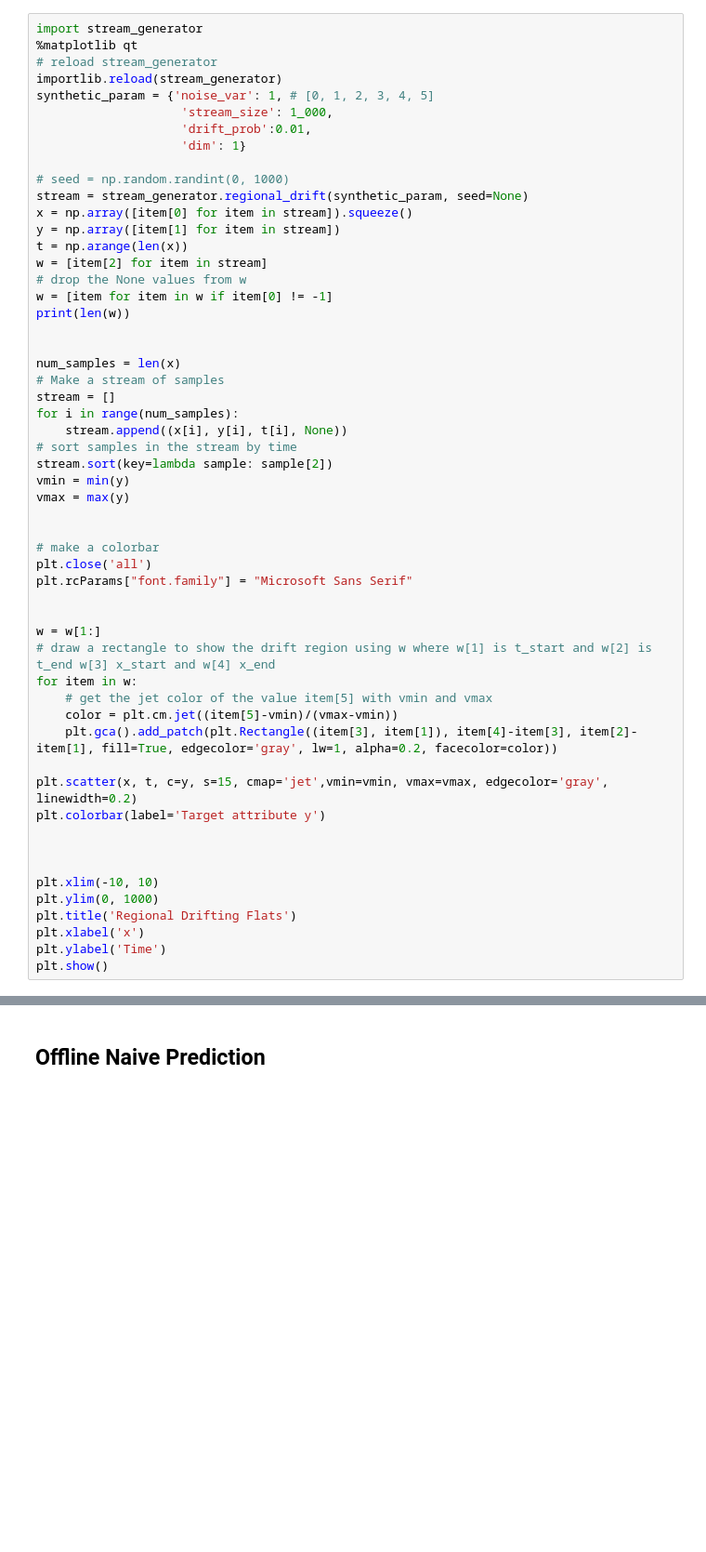
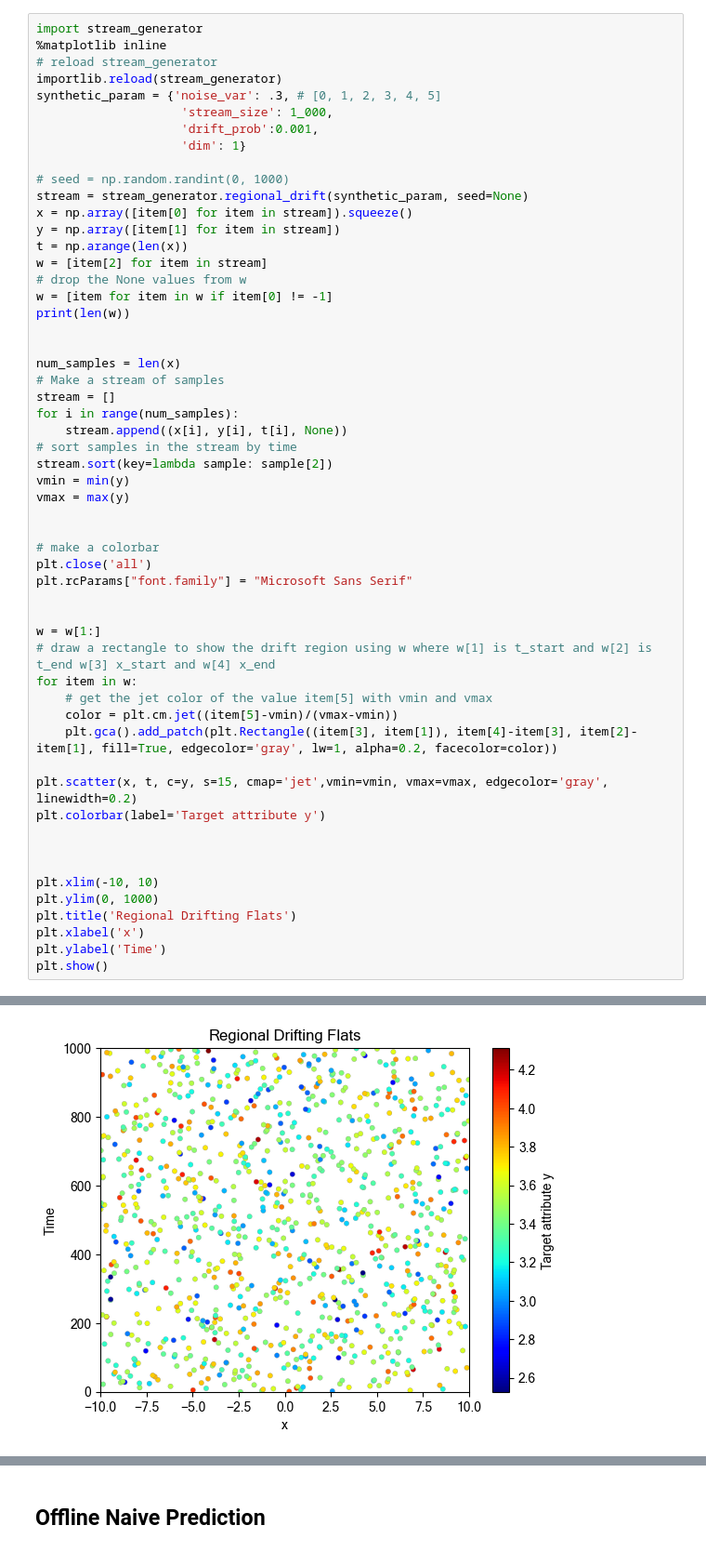
Before and after one commit to hossein-haeri/msmsa, a Jupyter notebook: dth_run.ipynb, the cells around one changed output, grey strips where cells are left out. Shown: that part at 93% size. Cells and saved outputs as stored; diff of their text form; blank space fills up the shorter version.

```diff
--- a/dth_run.ipynb
+++ b/dth_run.ipynb
@@ -156,11 +157,11 @@ plt.show()
 # %%
 import stream_generator
-%matplotlib qt
+%matplotlib inline
 # reload stream_generator
 importlib.reload(stream_generator)
-synthetic_param = {'noise_var': 1, # [0, 1, 2, 3, 4, 5]
+synthetic_param = {'noise_var': .3, # [0, 1, 2, 3, 4, 5]
                     'stream_size': 1_000,
-                    'drift_prob':0.01,
+                    'drift_prob':0.001,
                     'dim': 1}
 
 # seed = np.random.randint(0, 1000)
@@ -212,0 +214 @@ plt.show()
+[figure, added]
```
Also changed, not shown: parts of 5 cells of this notebook, 5 other files.
